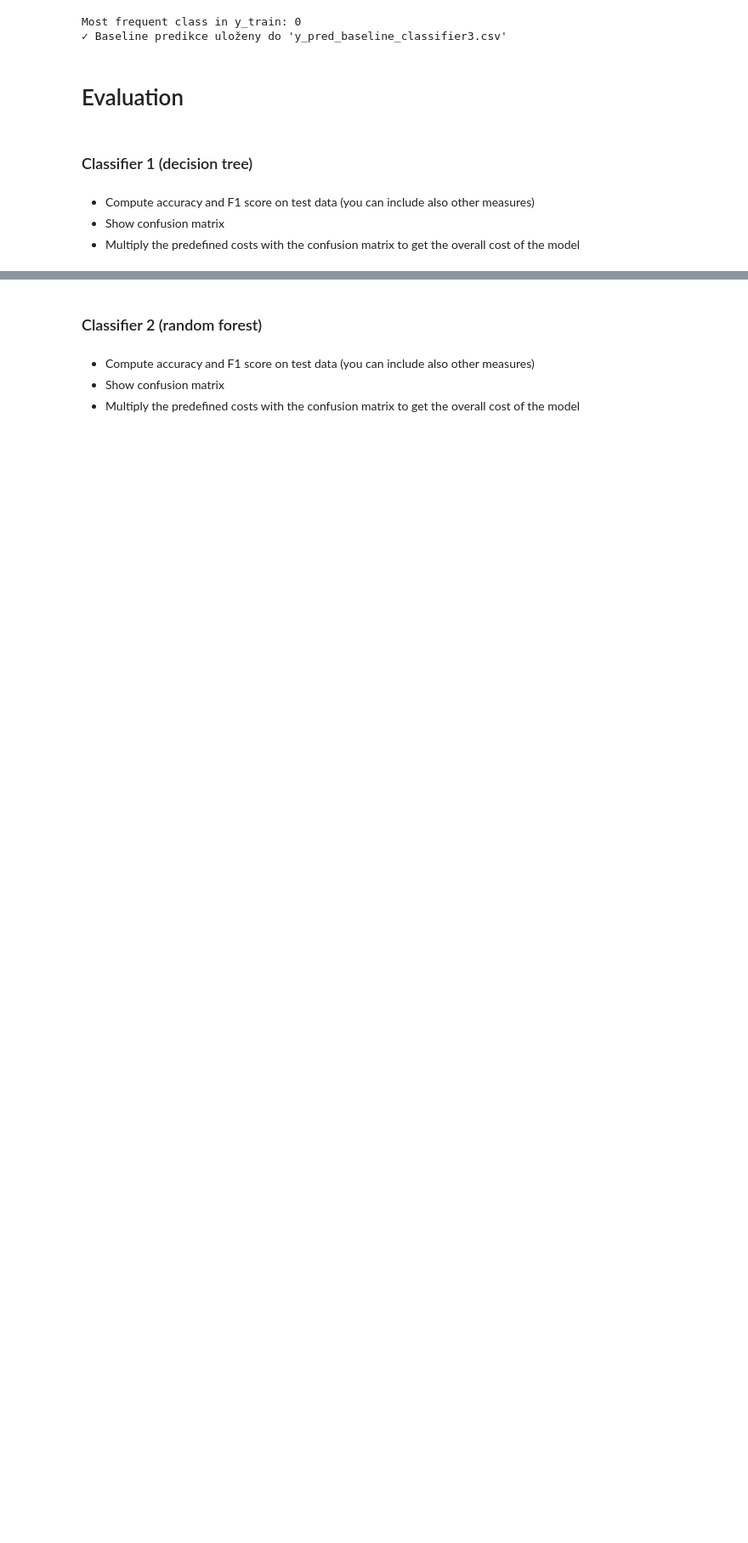
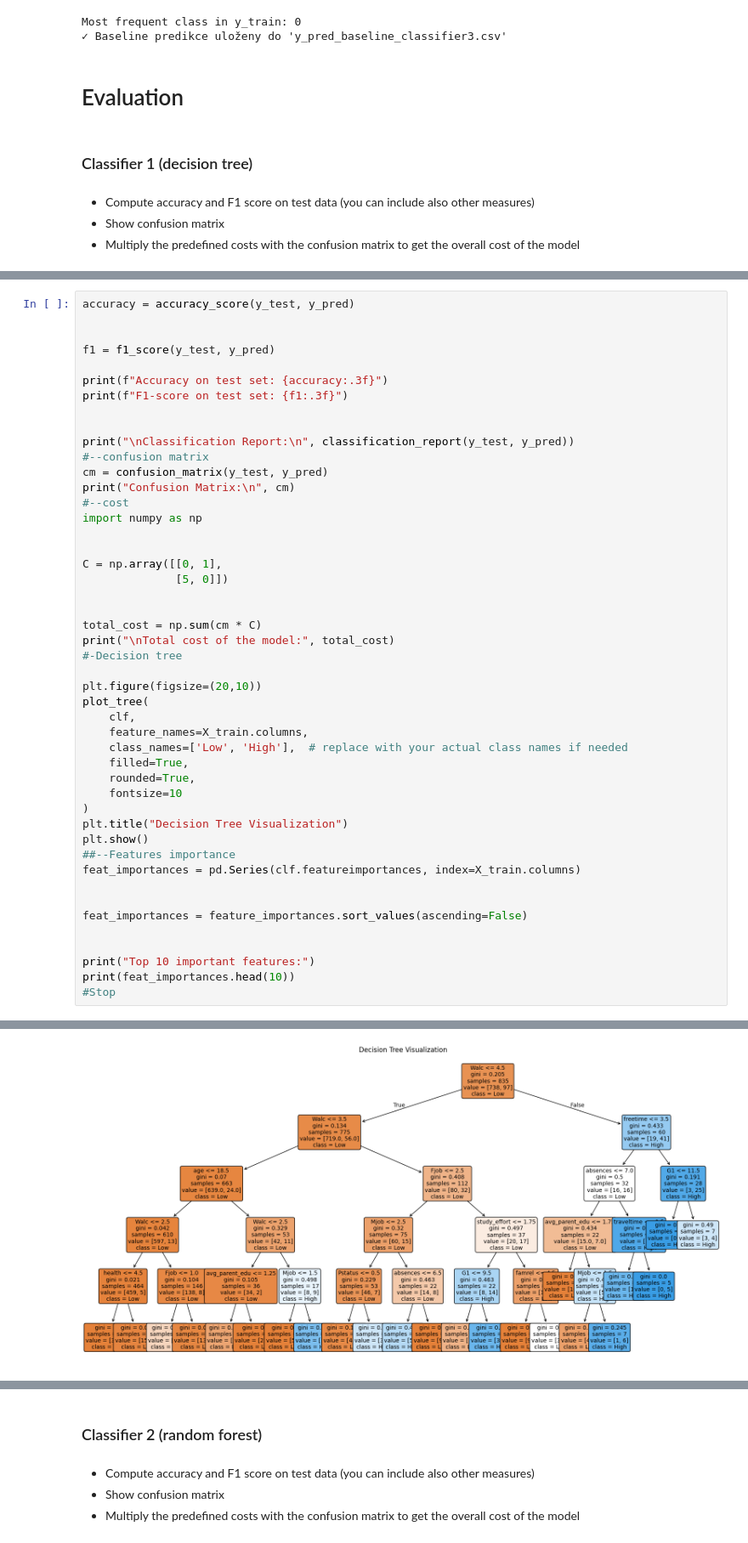
Before and after one commit to adela-domokosova/test, a Jupyter notebook: template_coursework_classification.ipynb, the cells around one changed output, grey strips where cells are left out. Shown at 85% size. Drawn from its saved outputs; the diff is of its cells as text; blank space fills up the shorter version.

```diff
--- a/template_coursework_classification.ipynb
+++ b/template_coursework_classification.ipynb
@@ -501,0 +719,48 @@ Actual 1 (high Dalc)      10      14
+# %%
+accuracy = accuracy_score(y_test, y_pred)
+
+
+f1 = f1_score(y_test, y_pred)
+
+print(f"Accuracy on test set: {accuracy:.3f}")
+print(f"F1-score on test set: {f1:.3f}")
+
+
+print("\nClassification Report:\n", classification_report(y_test, y_pred))
+#--confusion matrix
+cm = confusion_matrix(y_test, y_pred)
+print("Confusion Matrix:\n", cm)
+#--cost
+import numpy as np
+
+
+C = np.array([[0, 1],
+              [5, 0]])
+
+
+total_cost = np.sum(cm * C)
+print("\nTotal cost of the model:", total_cost)
+#-Decision tree
+
+plt.figure(figsize=(20,10))
+plot_tree(
+    clf,
+    feature_names=X_train.columns,
+    class_names=['Low', 'High'],  # replace with your actual class names if needed
+    filled=True,
+    rounded=True,
+    fontsize=10
+)
+plt.title("Decision Tree Visualization")
+plt.show()
+##--Features importance
+feat_importances = pd.Series(clf.featureimportances, index=X_train.columns)
+
+
+feat_importances = feature_importances.sort_values(ascending=False)
+
+
+print("Top 10 important features:")
+print(feat_importances.head(10))
+#Stop
+# %% [output]
@@ -501,0 +785 @@ Actual 1 (high Dalc)      10      14
+[figure, added]
```
Also changed, not shown: parts of 7 cells of this notebook.
